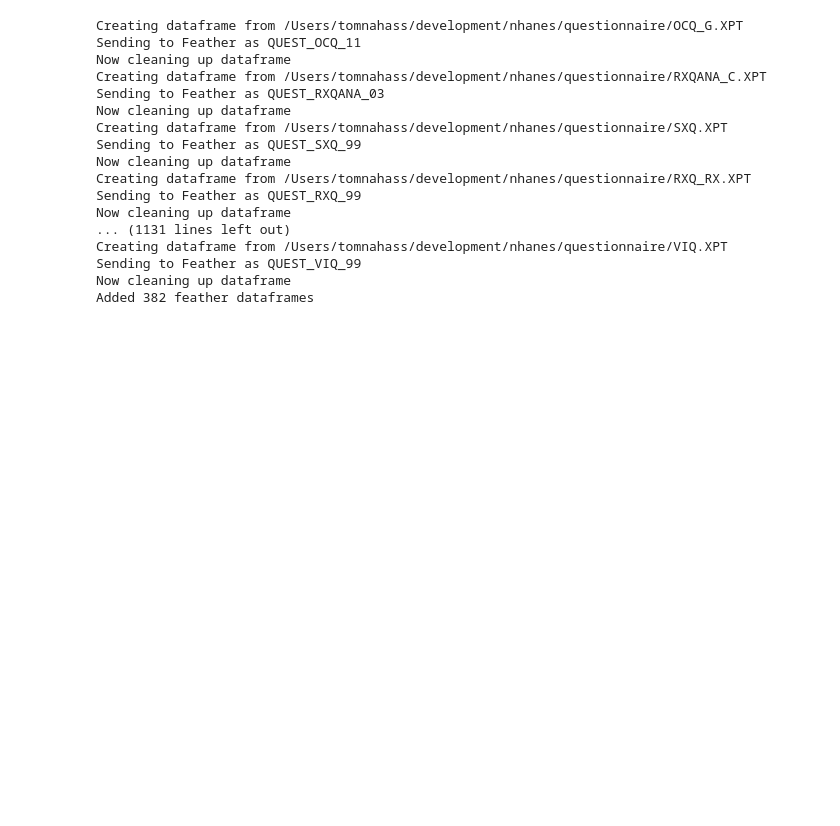
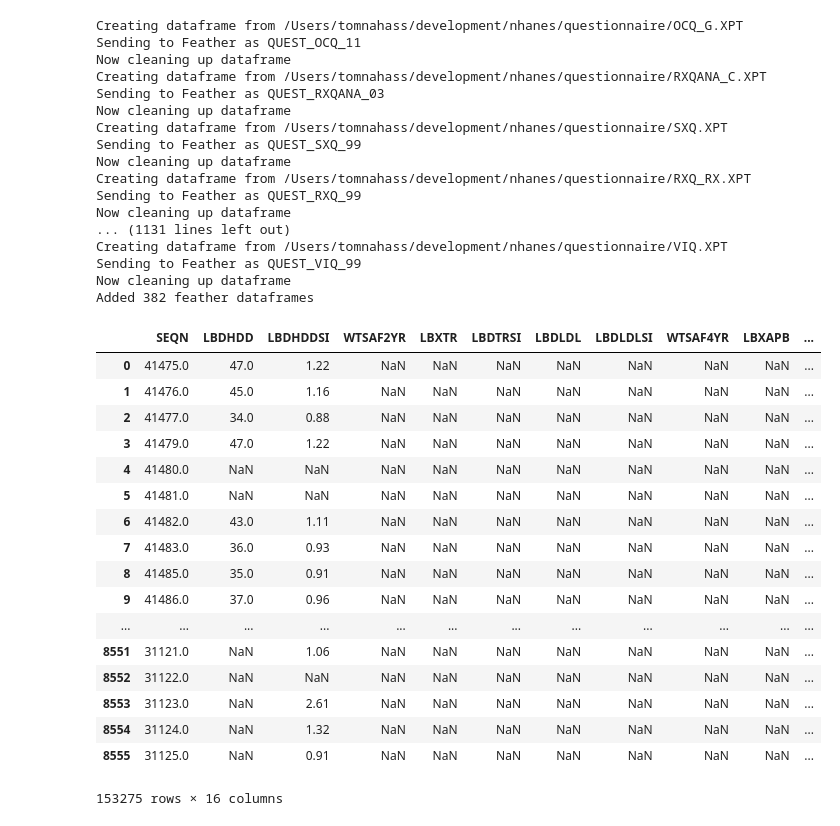
Before and after one commit to nahata5/nhanes-download, a Jupyter notebook: NHANES Downloader.ipynb, the cells around one changed output. Drawn from its saved outputs; the diff is of its cells as text; code cells hidden in the pictures; blank space fills up the shorter version.

```diff
--- a/NHANES Downloader.ipynb
+++ b/NHANES Downloader.ipynb
@@ -310,3 +312,27 @@ Creating dataframe from /Users/tomnahass/development/nhanes/questionnaire/VIQ.XP
 Sending to Feather as QUEST_VIQ_99
 Now cleaning up dataframe
 Added 382 feather dataframes
+# %%
+hdl_07 = pd.read_sas('laboratory/HDL_E.XPT')
+hdl_05 = pd.read_sas('laboratory/HDL_D.XPT')
+hdl_09 = pd.read_sas('laboratory/HDL_F.XPT')
+hdl_11 = pd.read_sas('laboratory/HDL_G.XPT')
+hdl_13 = pd.read_sas('laboratory/HDL_H.XPT')
+hdl_15 = pd.read_sas('laboratory/HDL_I.XPT')
+ldl_07 = pd.read_sas('laboratory/TRIGLY_E.XPT')
+ldl_99 = pd.read_sas('laboratory/LAB13AM.XPT')
+ldl_01 = pd.read_sas('laboratory/L13AM_B.XPT')
+ldl_03 = pd.read_sas('laboratory/L13AM_C.XPT')
+ldl_09 = pd.read_sas('laboratory/TRIGLY_F.XPT')
+ldl_11 = pd.read_sas('laboratory/TRIGLY_G.XPT')
+ldl_13 = pd.read_sas('laboratory/TRIGLY_H.XPT')
+ldl_05 = pd.read_sas('laboratory/TRIGLY_D.XPT')
+total_07 = pd.read_sas('laboratory/TCHOL_E.XPT')
+total_05 = pd.read_sas('laboratory/TCHOL_D.XPT')
+total_09 = pd.read_sas('laboratory/TCHOL_F.XPT')
+total_11 = pd.read_sas('laboratory/TCHOL_G.XPT')
+total_13 = pd.read_sas('laboratory/TCHOL_H.XPT')
+total_15 = pd.read_sas('laboratory/TCHOL_I.XPT')
+total_99 = pd.read_sas("laboratory/LAB13.XPT")
+total_01 = pd.read_sas("laboratory/L13_B.XPT")
+total_03 = pd.read_sas("laboratory/L13_C.XPT")
@@ -312,0 +341,26 @@ Added 382 feather dataframes
+# %%
+df_list = [hdl_07, hdl_05, hdl_09, hdl_11, hdl_13,
+ hdl_15,ldl_07,ldl_99,ldl_01,ldl_03,ldl_09,
+ ldl_11,ldl_13,ldl_05,total_07,total_05,total_09,
+ total_11,total_13,total_15,total_99,total_01,total_03]
+# %%
+pd.concat(df_list, sort=False)
+# %% [output]
+|  | SEQN | LBDHDD | LBDHDDSI | WTSAF2YR | LBXTR | LBDTRSI | LBDLDL | LBDLDLSI | WTSAF4YR | LBXAPB | ... |
+| 0 | 41475.0 | 47.0 | 1.22 | NaN | NaN | NaN | NaN | NaN | NaN | NaN | ... |
+| 1 | 41476.0 | 45.0 | 1.16 | NaN | NaN | NaN | NaN | NaN | NaN | NaN | ... |
+| 2 | 41477.0 | 34.0 | 0.88 | NaN | NaN | NaN | NaN | NaN | NaN | NaN | ... |
+| 3 | 41479.0 | 47.0 | 1.22 | NaN | NaN | NaN | NaN | NaN | NaN | NaN | ... |
+| 4 | 41480.0 | NaN | NaN | NaN | NaN | NaN | NaN | NaN | NaN | NaN | ... |
+| 5 | 41481.0 | NaN | NaN | NaN | NaN | NaN | NaN | NaN | NaN | NaN | ... |
+| 6 | 41482.0 | 43.0 | 1.11 | NaN | NaN | NaN | NaN | NaN | NaN | NaN | ... |
+| 7 | 41483.0 | 36.0 | 0.93 | NaN | NaN | NaN | NaN | NaN | NaN | NaN | ... |
+| 8 | 41485.0 | 35.0 | 0.91 | NaN | NaN | NaN | NaN | NaN | NaN | NaN | ... |
+| 9 | 41486.0 | 37.0 | 0.96 | NaN | NaN | NaN | NaN | NaN | NaN | NaN | ... |
+| ... | ... | ... | ... | ... | ... | ... | ... | ... | ... | ... | ... |
+| 8551 | 31121.0 | NaN | 1.06 | NaN | NaN | NaN | NaN | NaN | NaN | NaN | ... |
+| 8552 | 31122.0 | NaN | NaN | NaN | NaN | NaN | NaN | NaN | NaN | NaN | ... |
+| 8553 | 31123.0 | NaN | 2.61 | NaN | NaN | NaN | NaN | NaN | NaN | NaN | ... |
+| 8554 | 31124.0 | NaN | 1.32 | NaN | NaN | NaN | NaN | NaN | NaN | NaN | ... |
+| 8555 | 31125.0 | NaN | 0.91 | NaN | NaN | NaN | NaN | NaN | NaN | NaN | ... |
+153275 rows × 16 columns
```
Also changed, not shown: parts of 2 cells of this notebook.
